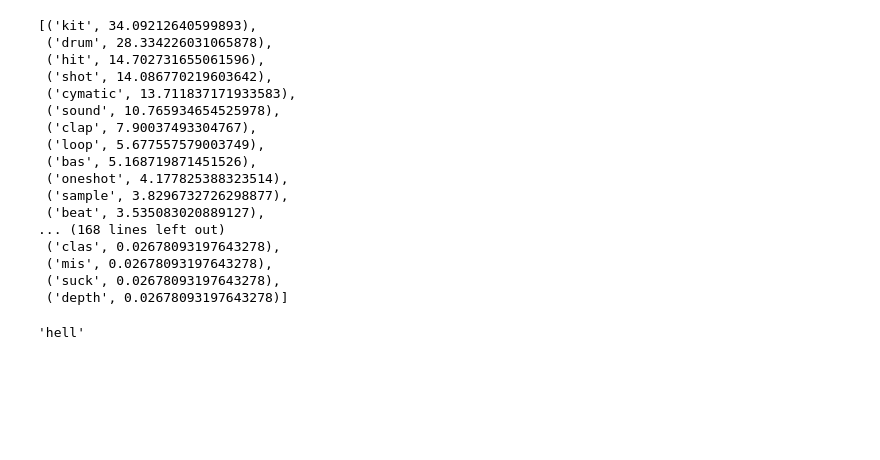
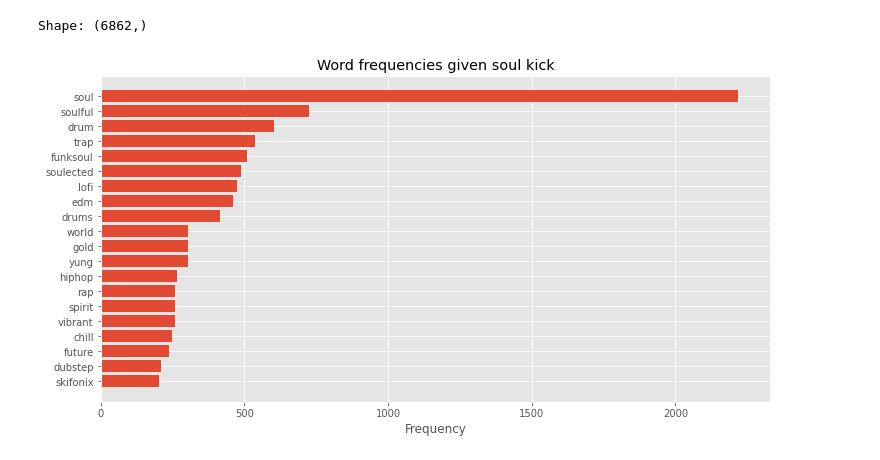
Before and after one commit to Gabe-flomo/Filtr, a Jupyter notebook: Filtr/word_probabilities.ipynb, the cells around one changed output. Saved outputs shown, nothing was run; the diff lists cells and outputs as text; code cells hidden in the pictures; blank space fills up the shorter version.

Commit message:
can calculate given word probabilities and graph frequencies

```diff
--- a/Filtr/word_probabilities.ipynb
+++ b/Filtr/word_probabilities.ipynb
@@ -7,6 +7,8 @@ import string
 import nltk
 from sklearn.feature_extraction.text import TfidfVectorizer
 from sklearn.feature_extraction.text import CountVectorizer
+import calendar
+plt.style.use('ggplot')
 # %%
 # load all of the audio data
 fp = r"..\Data\csv\training_data.csv"
@@ -152,37 +199,24 @@ data.shape
-# %%
-# vector = vectorize(data.tolist(), algorithm = 'tfidf')
-# Counter(vector.vocabulary_).most_common()
-# vector.get_feature_names()
-# vector.get_params()
-
-
-def by_values(values):
-    return values[1]
-
-data.tolist()
-values = get_word_probabilities(data.tolist())
-values.sort(key = by_values, reverse = True)
-values
-# %% [output]
-[('kit', 34.09212640599893),
- ('drum', 28.334226031065878),
- ('hit', 14.702731655061596),
- ('shot', 14.086770219603642),
- ('cymatic', 13.711837171933583),
- ('sound', 10.765934654525978),
- ('clap', 7.90037493304767),
- ('loop', 5.677557579003749),
- ('bas', 5.168719871451526),
- ('oneshot', 4.177825388323514),
- ('sample', 3.8296732726298877),
- ('beat', 3.535083020889127),
-... (168 lines left out)
- ('clas', 0.02678093197643278),
- ('mis', 0.02678093197643278),
- ('suck', 0.02678093197643278),
- ('depth', 0.02678093197643278)]
-# %%
-v = 'hello'
-v[:-1]
-# %% [output]
-'hell'
+# %%
+%matplotlib inline
+
+search = 'soul kick'
+data = contains(search, df)
+data = data.apply(lambda x: get_document(x))
+print(f"Shape: {data.shape}")
+
+# vector = vectorize(data.tolist(), algorithm = 'tfidf')
+# Counter(vector.vocabulary_).most_common()
+# vector.get_feature_names()
+# vector.get_params()
+# %% [output]
+Shape: (6862,)
+# %%
+
+values = get_word_probabilities(data.tolist(), False)
+values.sort(key = by_values, reverse = True)
+# values[:20]
+
+labels, occurences = get_xy(values)
+create_barchart(labels, occurences, search)
+# %% [output]
+[figure, added]
```
Also changed, not shown: parts of 4 cells of this notebook, 3 other files.
